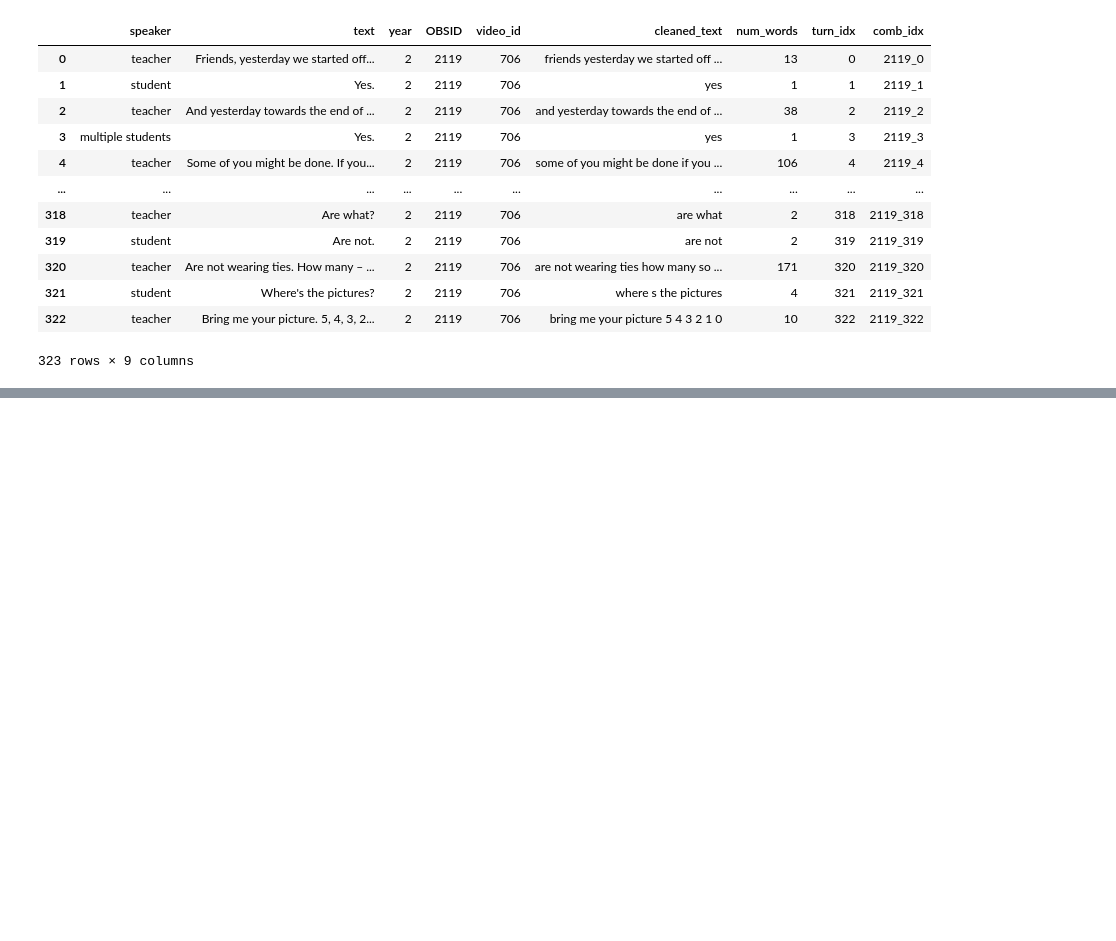
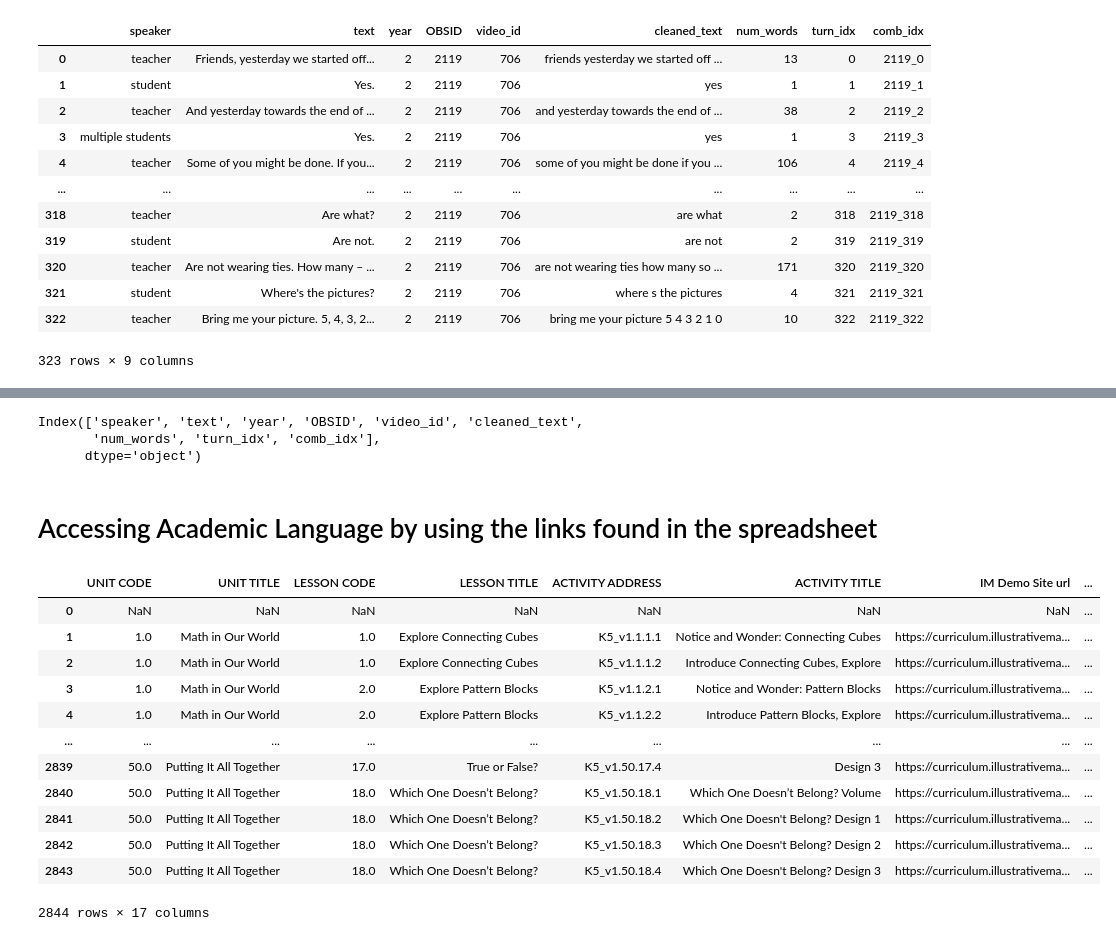
Before and after one commit to Cyanjiner/classroom-analysis, a Jupyter notebook: transcript_EDA.ipynb, the cells around one changed output, grey strips where cells are left out. Cells and saved outputs as stored; diff of their text form; code cells hidden in the pictures; blank space fills up the shorter version.

```diff
--- a/transcript_EDA.ipynb
+++ b/transcript_EDA.ipynb
@@ -174 +216,18 @@ Index(['speaker', 'text', 'year', 'OBSID', 'video_id', 'cleaned_text',
+# %%
+ROOT_FOLDER = "/content/drive/My Drive/transcript_analysis/"
+DATA_FOLDER = ROOT_FOLDER + "data/"
+RAW_FOLDER = DATA_FOLDER + "raw/"
+CLEAN_FOLDER = DATA_FOLDER + "clean/"
+
+ssdf = pd.read_csv(DATA_FOLDER + "ccss_text.csv")
+imdf = pd.read_csv(DATA_FOLDER + "IM_text.csv")
+tdf = pd.read_csv(DATA_FOLDER + "talk_math.csv")
+gdf = pd.read_csv(DATA_FOLDER + "math_glossary.csv")
+sfdf = pd.read_csv(DATA_FOLDER + "SFUSD/sfusd_mathtalks.csv")
+# %% [output]
+Index(['speaker', 'text', 'year', 'OBSID', 'video_id', 'cleaned_text',
+       'num_words', 'turn_idx', 'comb_idx'],
+      dtype='object')
+# %% [markdown]
+# Accessing Academic Language by using the links found in the spreadsheet
 # %%
@@ -194,0 +249,16 @@ page_data = BeautifulSoup(page, 'html5lib')
+# %%
+ldf
+# %% [output]
+|  | UNIT CODE | UNIT TITLE | LESSON CODE | LESSON TITLE | ACTIVITY ADDRESS | ACTIVITY TITLE | IM Demo Site url | ... |
+| 0 | NaN | NaN | NaN | NaN | NaN | NaN | NaN | ... |
+| 1 | 1.0 | Math in Our World | 1.0 | Explore Connecting Cubes | K5_v1.1.1.1 | Notice and Wonder: Connecting Cubes | https://curriculum.illustrativema... | ... |
+| 2 | 1.0 | Math in Our World | 1.0 | Explore Connecting Cubes | K5_v1.1.1.2 | Introduce Connecting Cubes, Explore | https://curriculum.illustrativema... | ... |
+| 3 | 1.0 | Math in Our World | 2.0 | Explore Pattern Blocks | K5_v1.1.2.1 | Notice and Wonder: Pattern Blocks | https://curriculum.illustrativema... | ... |
+| 4 | 1.0 | Math in Our World | 2.0 | Explore Pattern Blocks | K5_v1.1.2.2 | Introduce Pattern Blocks, Explore | https://curriculum.illustrativema... | ... |
+| ... | ... | ... | ... | ... | ... | ... | ... | ... |
+| 2839 | 50.0 | Putting It All Together | 17.0 | True or False? | K5_v1.50.17.4 | Design 3 | https://curriculum.illustrativema... | ... |
+| 2840 | 50.0 | Putting It All Together | 18.0 | Which One Doesn’t Belong? | K5_v1.50.18.1 | Which One Doesn’t Belong? Volume | https://curriculum.illustrativema... | ... |
+| 2841 | 50.0 | Putting It All Together | 18.0 | Which One Doesn’t Belong? | K5_v1.50.18.2 | Which One Doesn't Belong? Design 1 | https://curriculum.illustrativema... | ... |
+| 2842 | 50.0 | Putting It All Together | 18.0 | Which One Doesn’t Belong? | K5_v1.50.18.3 | Which One Doesn't Belong? Design 2 | https://curriculum.illustrativema... | ... |
+| 2843 | 50.0 | Putting It All Together | 18.0 | Which One Doesn’t Belong? | K5_v1.50.18.4 | Which One Doesn't Belong? Design 3 | https://curriculum.illustrativema... | ... |
+2844 rows × 17 columns
```
Also changed, not shown: parts of 57 cells of this notebook.
